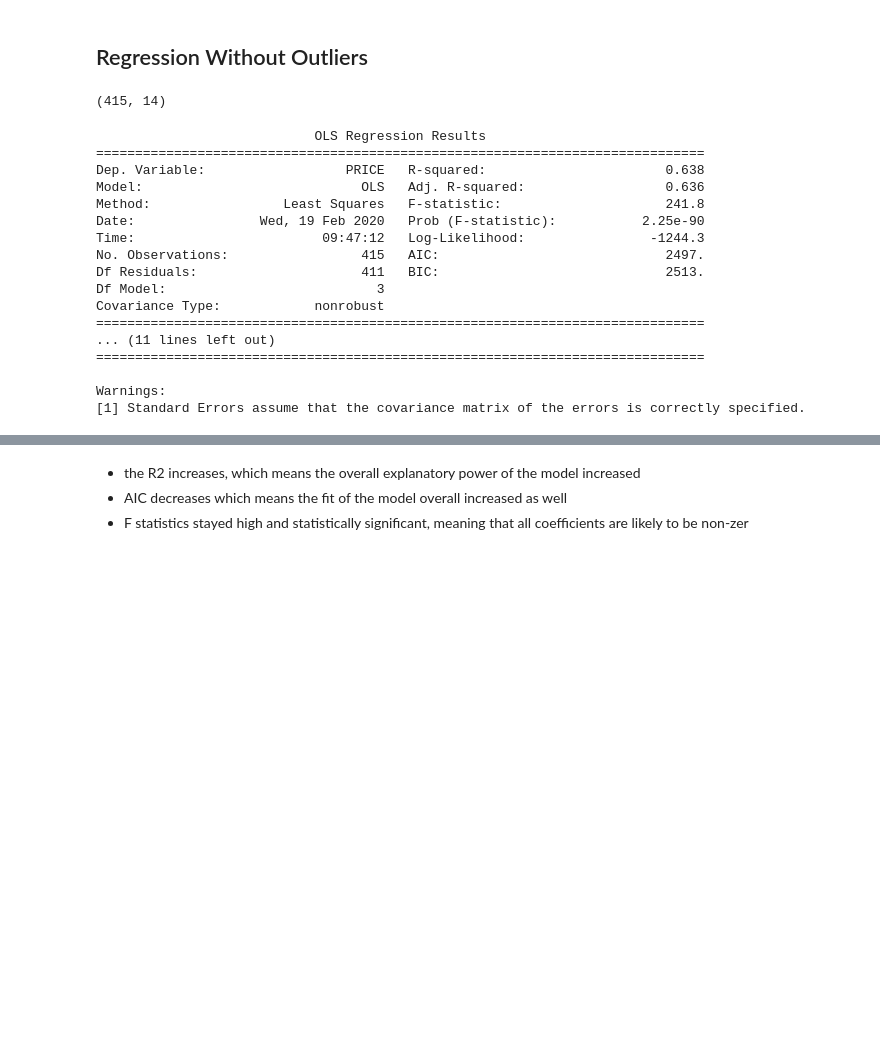
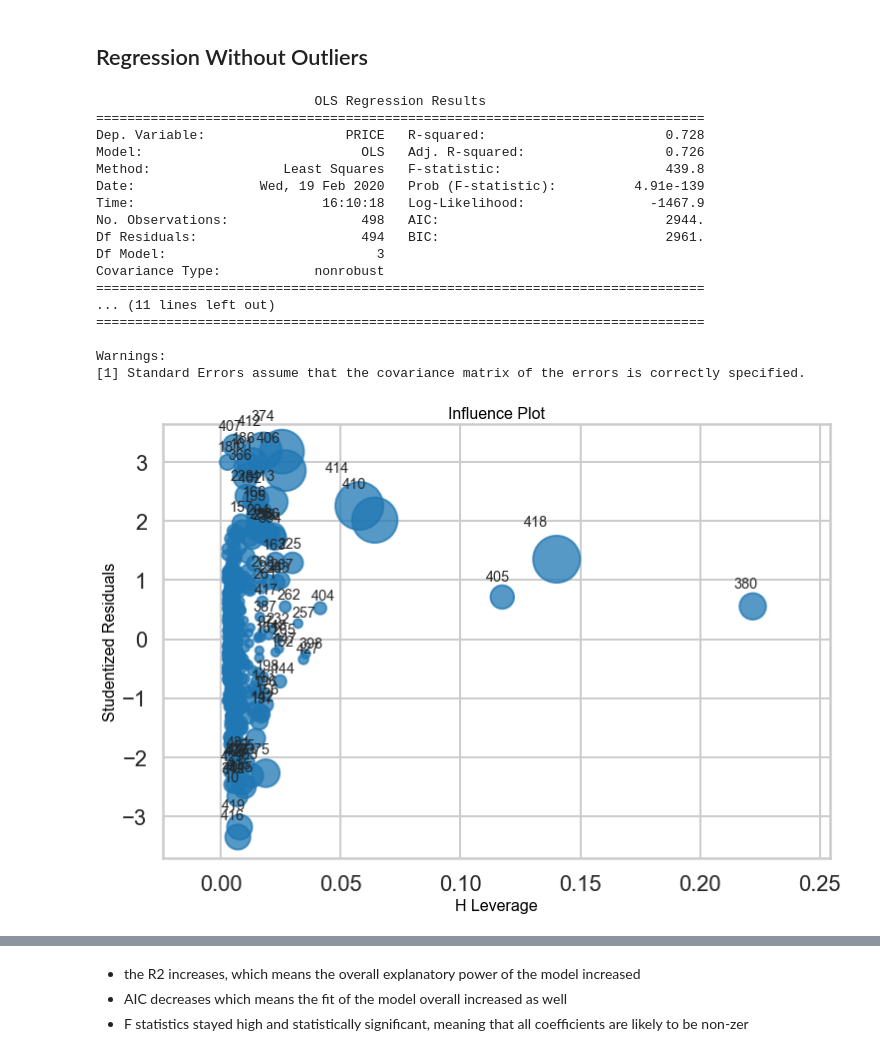
Before and after one commit to ldietsche/Springboard_Course, a Jupyter notebook: Linear Regression/Mini_Project_Linear_Regression.ipynb, the cells around one changed output, grey strips where cells are left out. Drawn from its saved outputs; the diff is of its cells as text; code cells hidden in the pictures; blank space fills up the shorter version.

```diff
--- a/Linear Regression/Mini_Project_Linear_Regression.ipynb
+++ b/Linear Regression/Mini_Project_Linear_Regression.ipynb
@@ -943,10 +946,3 @@ fig = sm.graphics.influence_plot(m, ax=ax, criterion="cooks")
 ### Explanation Influence Plot
 # %% [markdown]
 ## Regression Without Outliers
-# %%
-#Remove Outliers
-from scipy import stats
-bos_no_outlier = bos[(np.abs(stats.zscore(bos)) < 3).all(axis=1)]
-bos_no_outlier.shape
-# %% [output]
-(415, 14)
@@ -953,17 +952,17 @@ bos_no_outlier.shape
 # %%
 # This model considers RM, PTRATIO, CRIM, B, and NOX as explanatory variables
-m = ols('PRICE ~ RM + PTRATIO + CRIM', bos_no_outlier).fit()
-print(m.summary())
+no_outlier = ols('PRICE ~ RM + PTRATIO + CRIM', bos_no_outlier).fit()
+print(no_outlier.summary())
 # %% [output]
                             OLS Regression Results
 ==============================================================================
-Dep. Variable:                  PRICE   R-squared:                       0.638
-Model:                            OLS   Adj. R-squared:                  0.636
-Method:                 Least Squares   F-statistic:                     241.8
-Date:                Wed, 19 Feb 2020   Prob (F-statistic):           2.25e-90
-Time:                        09:47:12   Log-Likelihood:                -1244.3
-No. Observations:                 415   AIC:                             2497.
-Df Residuals:                     411   BIC:                             2513.
+Dep. Variable:                  PRICE   R-squared:                       0.728
+Model:                            OLS   Adj. R-squared:                  0.726
+Method:                 Least Squares   F-statistic:                     439.8
+Date:                Wed, 19 Feb 2020   Prob (F-statistic):          4.91e-139
+Time:                        16:10:18   Log-Likelihood:                -1467.9
+No. Observations:                 498   AIC:                             2944.
+Df Residuals:                     494   BIC:                             2961.
 Df Model:                           3
 Covariance Type:            nonrobust
 ==============================================================================
@@ -972,6 +971,12 @@ Covariance Type:            nonrobust
 
 Warnings:
 [1] Standard Errors assume that the covariance matrix of the errors is correctly specified.
+# %%
+#this will plot the leverage plot
+fig, ax = plt.subplots(figsize=(12,8))
+fig = sm.graphics.influence_plot(no_outlier, ax=ax, criterion="cooks")
+# %% [output]
+[figure, added]
 # %%
 from scipy.stats import probplot
 #probplot(m.resid, dist="norm", plot=None)
```
Also changed, not shown: parts of 12 cells of this notebook.
